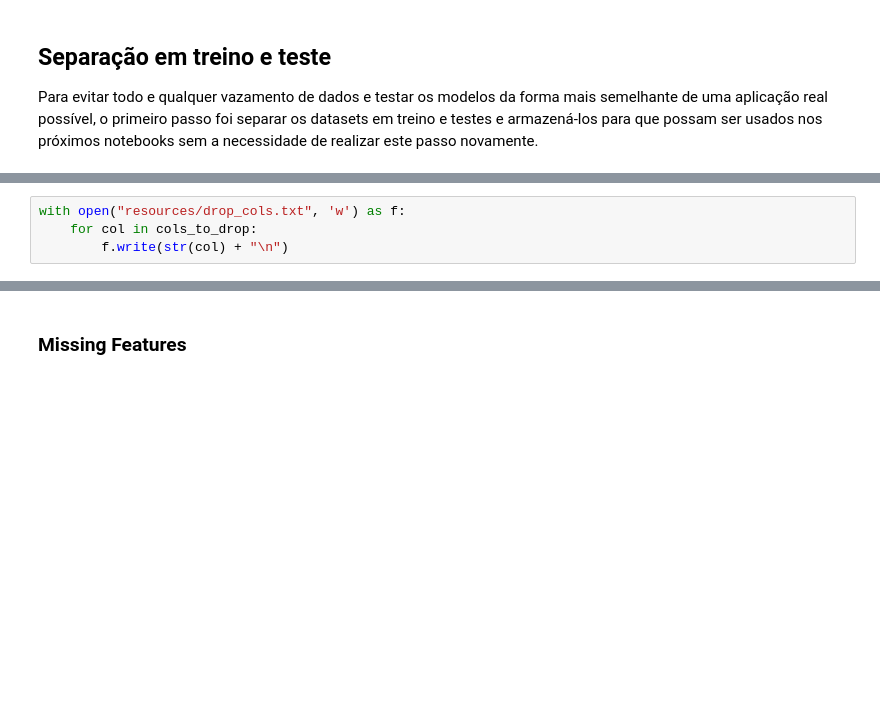
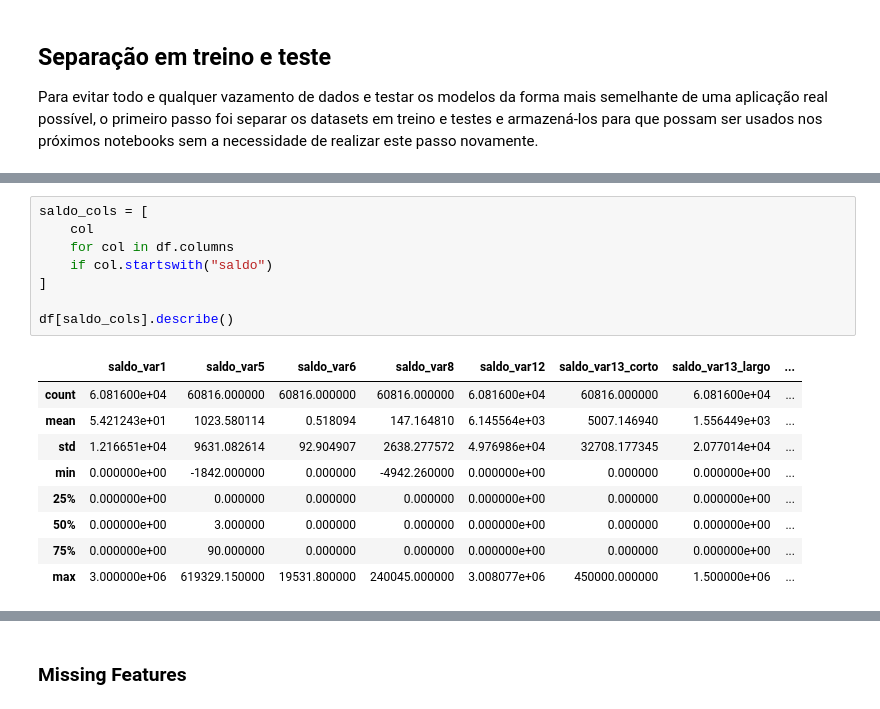
Before and after one commit to FelipeViacava/data-masters-case, a Jupyter notebook: 01-data.ipynb, the cells around one changed output, grey strips where cells are left out. Cells and saved outputs as stored; diff of their text form; blank space fills up the shorter version.

```diff
--- a/01-data.ipynb
+++ b/01-data.ipynb
@@ -39,4 +45,0 @@ df.head()
-# %%
-with open("resources/drop_cols.txt", 'w') as f:
-    for col in cols_to_drop:
-        f.write(str(col) + "\n")
@@ -44,0 +116,18 @@ df = df.drop(drop_cols, axis=1)
+# %%
+saldo_cols = [
+    col
+    for col in df.columns
+    if col.startswith("saldo")
+]
+
+df[saldo_cols].describe()
+# %% [output]
+|  | saldo_var1 | saldo_var5 | saldo_var6 | saldo_var8 | saldo_var12 | saldo_var13_corto | saldo_var13_largo | ... |
+| count | 6.081600e+04 | 60816.000000 | 60816.000000 | 60816.000000 | 6.081600e+04 | 60816.000000 | 6.081600e+04 | ... |
+| mean | 5.421243e+01 | 1023.580114 | 0.518094 | 147.164810 | 6.145564e+03 | 5007.146940 | 1.556449e+03 | ... |
+| std | 1.216651e+04 | 9631.082614 | 92.904907 | 2638.277572 | 4.976986e+04 | 32708.177345 | 2.077014e+04 | ... |
+| min | 0.000000e+00 | -1842.000000 | 0.000000 | -4942.260000 | 0.000000e+00 | 0.000000 | 0.000000e+00 | ... |
+| 25% | 0.000000e+00 | 0.000000 | 0.000000 | 0.000000 | 0.000000e+00 | 0.000000 | 0.000000e+00 | ... |
+| 50% | 0.000000e+00 | 3.000000 | 0.000000 | 0.000000 | 0.000000e+00 | 0.000000 | 0.000000e+00 | ... |
+| 75% | 0.000000e+00 | 90.000000 | 0.000000 | 0.000000 | 0.000000e+00 | 0.000000 | 0.000000e+00 | ... |
+| max | 3.000000e+06 | 619329.150000 | 19531.800000 | 240045.000000 | 3.008077e+06 | 450000.000000 | 1.500000e+06 | ... |
```
Also changed, not shown: parts of 15 cells of this notebook, 1 other file.
